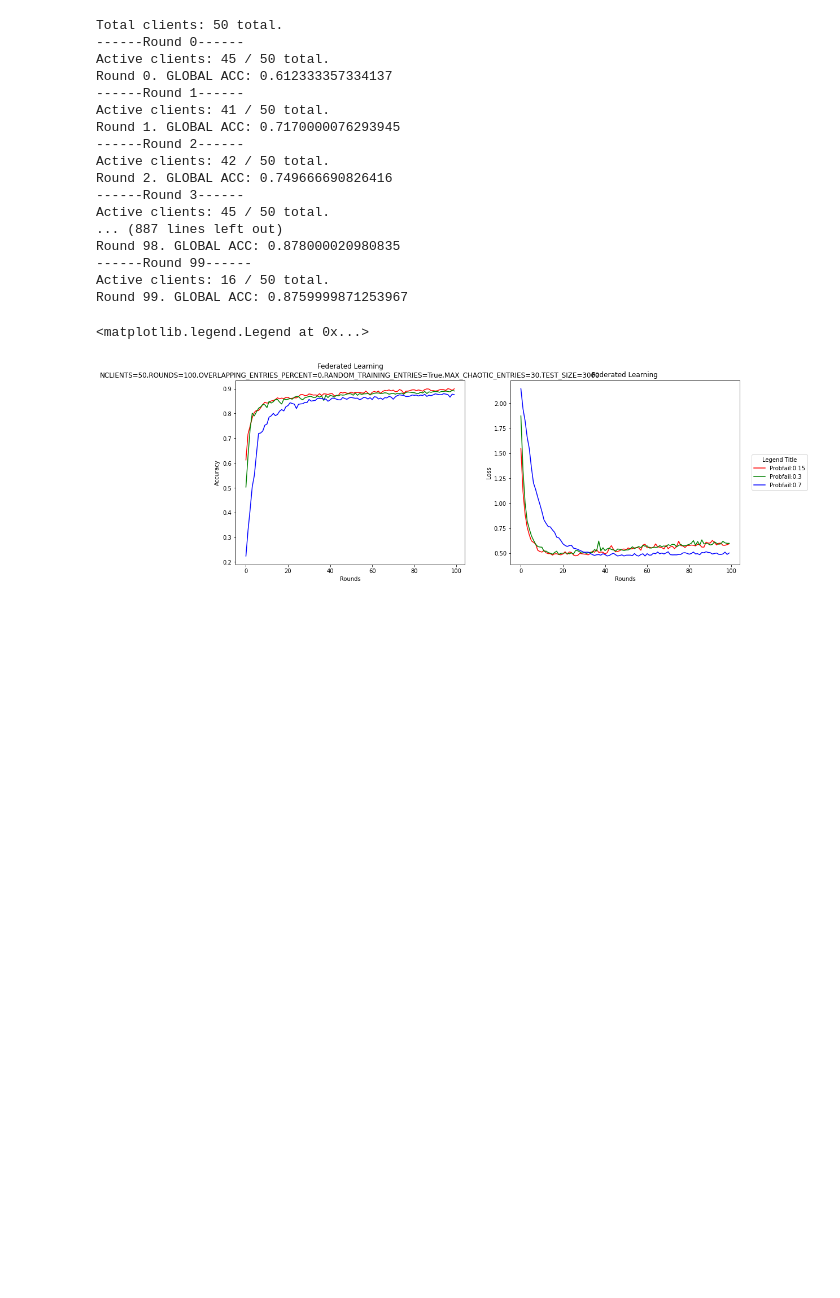
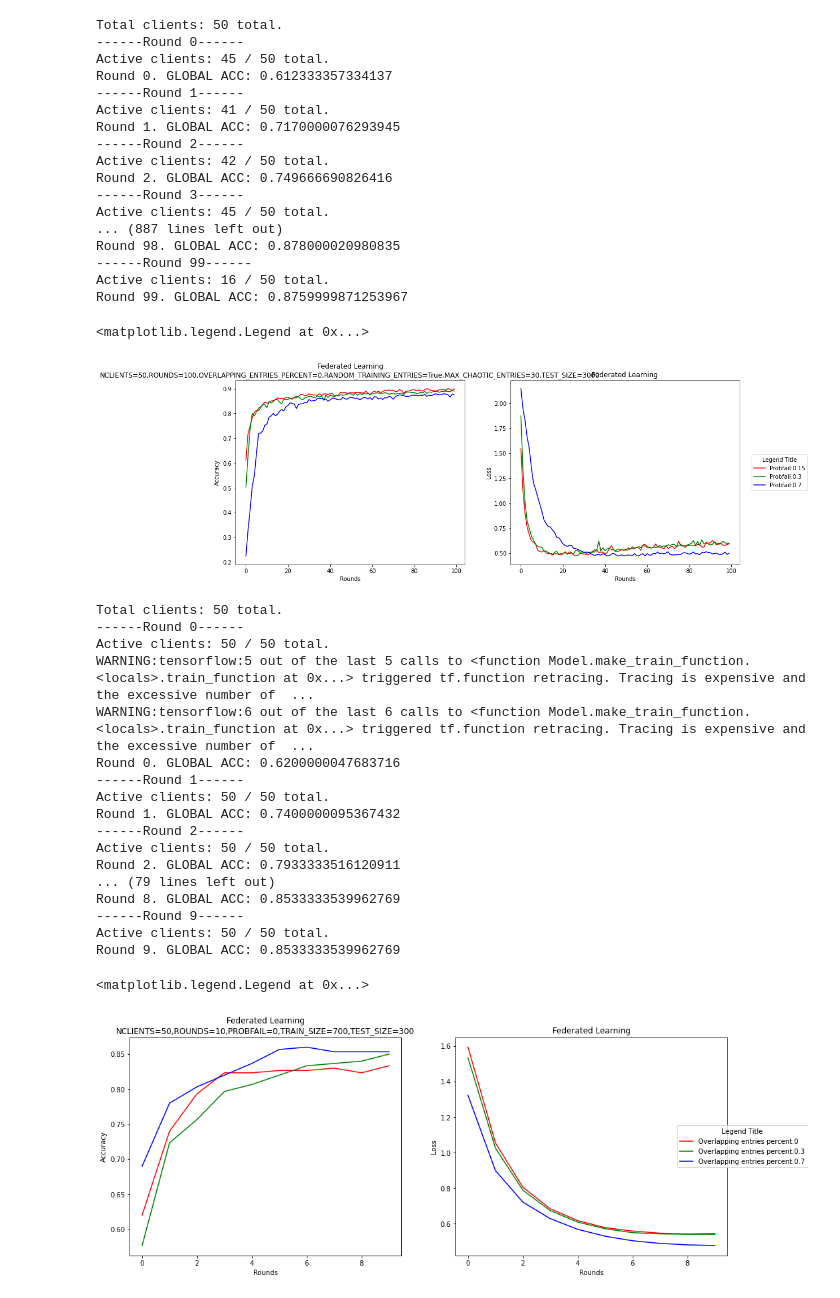
Before and after one commit to lucastsc/FL, a Jupyter notebook: FL2.ipynb, the cells around one changed output. Cells and saved outputs as stored; diff of their text form; code cells hidden in the pictures; blank space fills up the shorter version.

Commit message:
info: add mode plot

```diff
--- a/FL2.ipynb
+++ b/FL2.ipynb
@@ -435,6 +435,57 @@ Active clients: 16 / 50 total.
 Round 99. GLOBAL ACC: 0.8759999871253967
 <matplotlib.legend.Legend at 0x...>
 [figure]
+# %%
+with tf.device('/GPU:0'):
+    r1, ga1, gl1 = FL(NCLIENTS=50,ROUNDS=10,PROBFAIL=0,OVERLAPPING_ENTRIES_PERCENT=0,RANDOM_TRAINING_ENTRIES=False,MAX_CHAOTIC_ENTRIES=10,TRAIN_SIZE=700,TEST_SIZE=300)
+    r2, ga2, gl2 = FL(NCLIENTS=50,ROUNDS=10,PROBFAIL=0,OVERLAPPING_ENTRIES_PERCENT=0.3,RANDOM_TRAINING_ENTRIES=False,MAX_CHAOTIC_ENTRIES=40,TRAIN_SIZE=700,TEST_SIZE=300)
+    r3, ga3, gl3 = FL(NCLIENTS=50,ROUNDS=10,PROBFAIL=0,OVERLAPPING_ENTRIES_PERCENT=0.7,RANDOM_TRAINING_ENTRIES=False,MAX_CHAOTIC_ENTRIES=80,TRAIN_SIZE=700,TEST_SIZE=300)
+
+
+fig, axs = plt.subplots(1,2, figsize=(16,6))
+line_labels = ['Overlapping entries percent:0','Overlapping entries percent:0.3','Overlapping entries percent:0.7']
+
+axs[0].title.set_text(f'Federated Learning\nNCLIENTS=50,ROUNDS=10,PROBFAIL=0,TRAIN_SIZE=700,TEST_SIZE=300')
+axs[0].set_xlabel('Rounds')
+axs[0].set_ylabel('Accuracy')
+l1 = axs[0].plot(r1,ga1, color='red')[0]
+l2 = axs[0].plot(r2,ga2, color='green')[0]
+l3 = axs[0].plot(r3,ga3, color='blue')[0]
+
+axs[1].title.set_text(f'Federated Learning')
+axs[1].set_xlabel('Rounds')
+axs[1].set_ylabel('Loss')
+l1 = axs[1].plot(r1,gl1, color='red')[0]
+l2 = axs[1].plot(r2,gl2, color='green')[0]
+l3 = axs[1].plot(r3,gl3, color='blue')[0]
+
+# Create the legend
+fig.legend([l1, l2, l3],     # The line objects
+           labels=line_labels,   # The labels for each line
+           loc="center right",   # Position of legend
+           borderaxespad=0.1,    # Small spacing around legend box
+           title="Legend Title"  # Title for the legend
+           )
+# %% [output]
+Total clients: 50 total.
+------Round 0------
+Active clients: 50 / 50 total.
+WARNING:tensorflow:5 out of the last 5 calls to <function Model.make_train_function.<locals>.train_function at 0x...> triggered tf.function retracing. Tracing is expensive and the excessive number of  ...
+WARNING:tensorflow:6 out of the last 6 calls to <function Model.make_train_function.<locals>.train_function at 0x...> triggered tf.function retracing. Tracing is expensive and the excessive number of  ...
+Round 0. GLOBAL ACC: 0.6200000047683716
+------Round 1------
+Active clients: 50 / 50 total.
+Round 1. GLOBAL ACC: 0.7400000095367432
+------Round 2------
+Active clients: 50 / 50 total.
+Round 2. GLOBAL ACC: 0.7933333516120911
+... (79 lines left out)
+Round 8. GLOBAL ACC: 0.8533333539962769
+------Round 9------
+Active clients: 50 / 50 total.
+Round 9. GLOBAL ACC: 0.8533333539962769
+<matplotlib.legend.Legend at 0x...>
+[figure, added]
 # %%
 # m1 = Sequential()
 # m1.add(Dense(units=32, activation='relu', input_dim=784))
```
